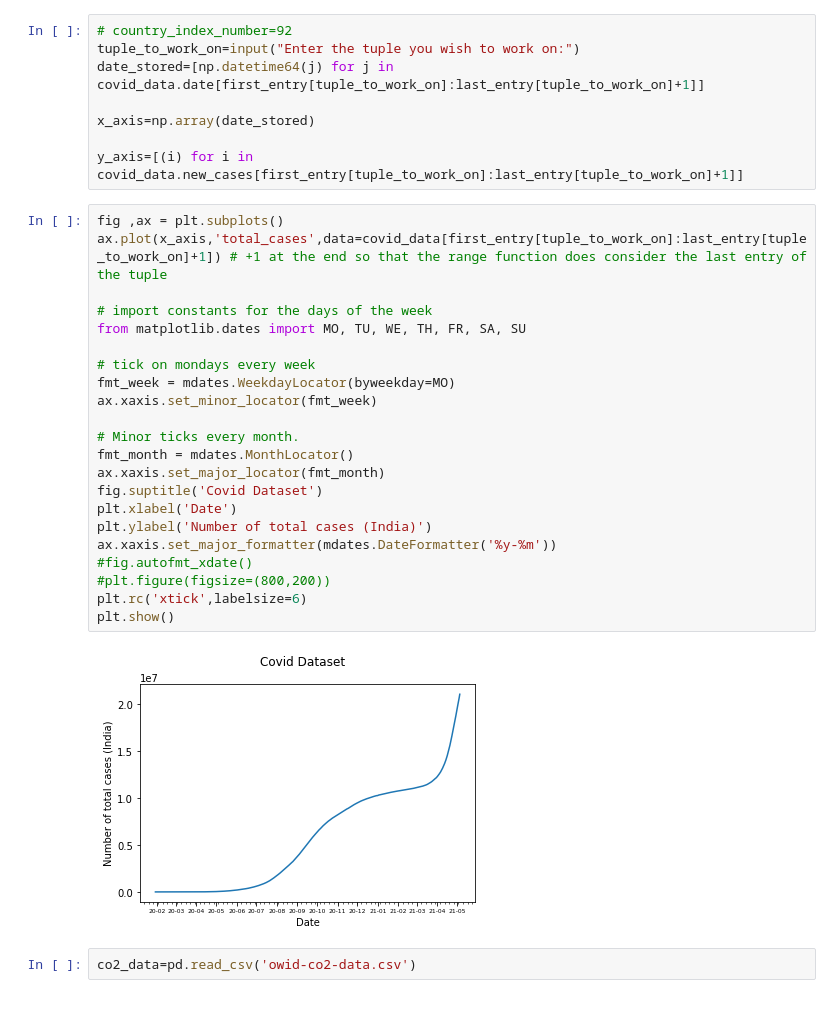
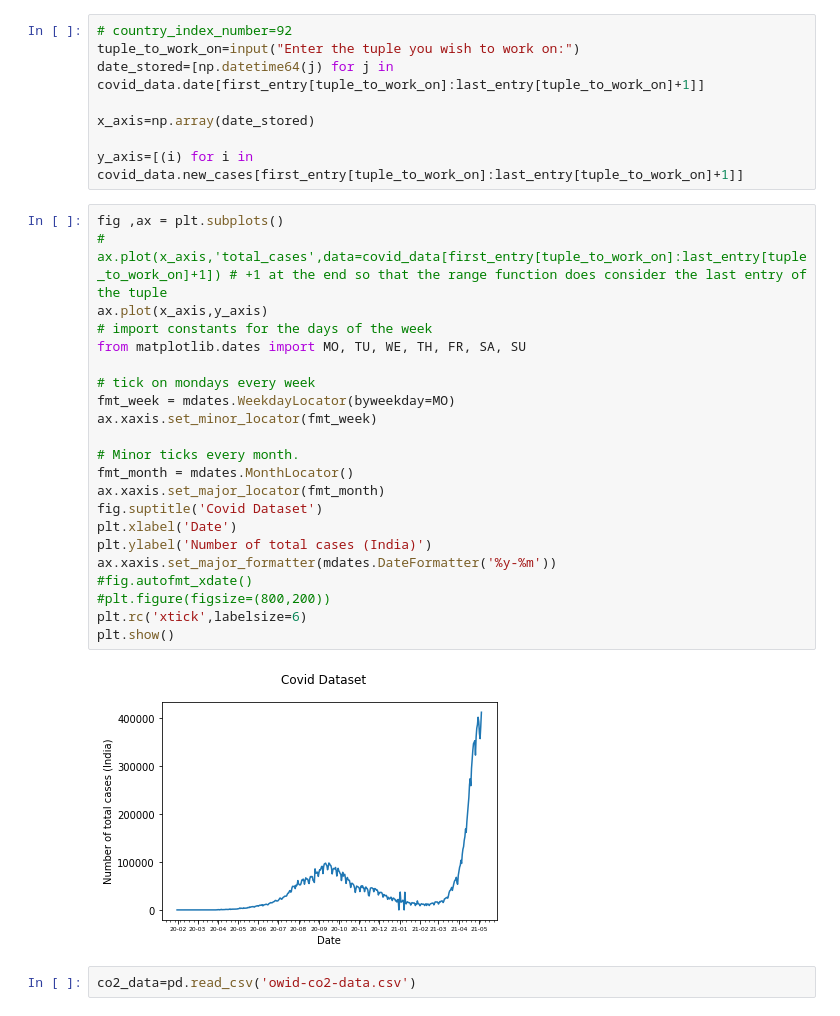
Before and after one commit to HardikRa/DataVisTool, a Jupyter notebook: MPR notebook.ipynb, the cells around one changed output. Cells and saved outputs as stored; diff of their text form.

```diff
--- a/MPR notebook.ipynb
+++ b/MPR notebook.ipynb
@@ -46,28 +46,28 @@ x_axis=np.array(date_stored)
 y_axis=[(i) for i in covid_data.new_cases[first_entry[tuple_to_work_on]:last_entry[tuple_to_work_on]+1]]
 # %%
 fig ,ax = plt.subplots()
-ax.plot(x_axis,'total_cases',data=covid_data[first_entry[tuple_to_work_on]:last_entry[tuple_to_work_on]+1]) # +1 at the end so that the range function does consider the last entry of the tuple
-
+# ax.plot(x_axis,'total_cases',data=covid_data[first_entry[tuple_to_work_on]:last_entry[tuple_to_work_on]+1]) # +1 at the end so that the range function does consider the last entry of the tuple
+ax.plot(x_axis,y_axis)
 # import constants for the days of the week
 from matplotlib.dates import MO, TU, WE, TH, FR, SA, SU
 
 # tick on mondays every week
 fmt_week = mdates.WeekdayLocator(byweekday=MO)
 ax.xaxis.set_minor_locator(fmt_week)
 
 # Minor ticks every month.
 fmt_month = mdates.MonthLocator()
 ax.xaxis.set_major_locator(fmt_month)
 fig.suptitle('Covid Dataset')
 plt.xlabel('Date')
 plt.ylabel('Number of total cases (India)')
 ax.xaxis.set_major_formatter(mdates.DateFormatter('%y-%m'))
 #fig.autofmt_xdate()
 #plt.figure(figsize=(800,200))
 plt.rc('xtick',labelsize=6)
 plt.show()
 # %% [output]
-[figure, old version]
+[figure, new version]
 # %%
 co2_data=pd.read_csv('owid-co2-data.csv')
 # %%
```
Also changed, not shown: parts of 2 cells of this notebook, 2 other files.
